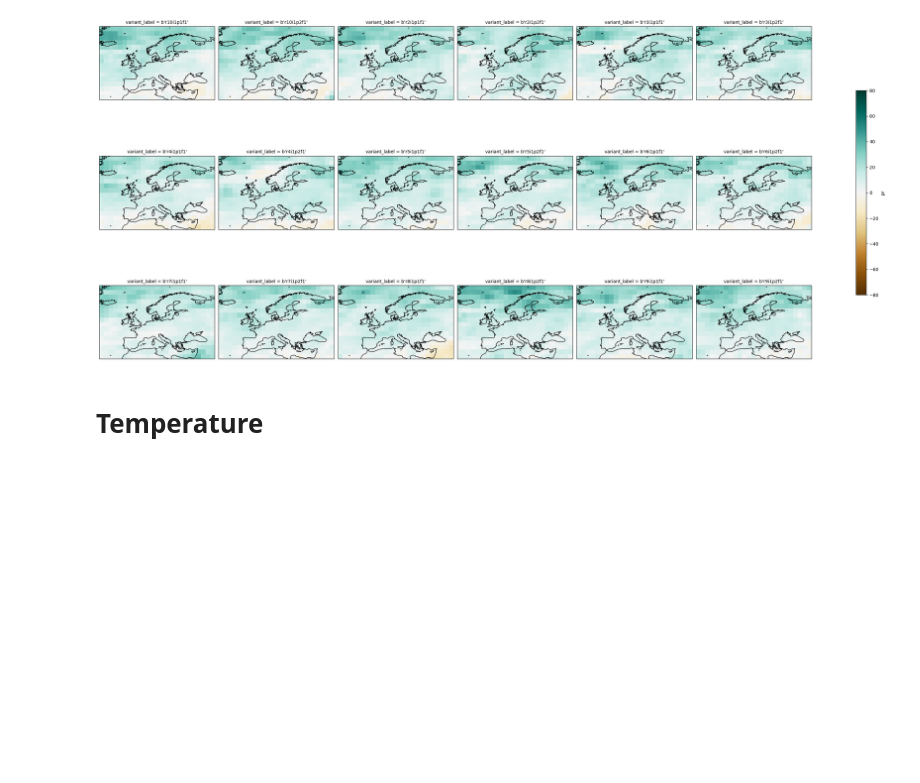
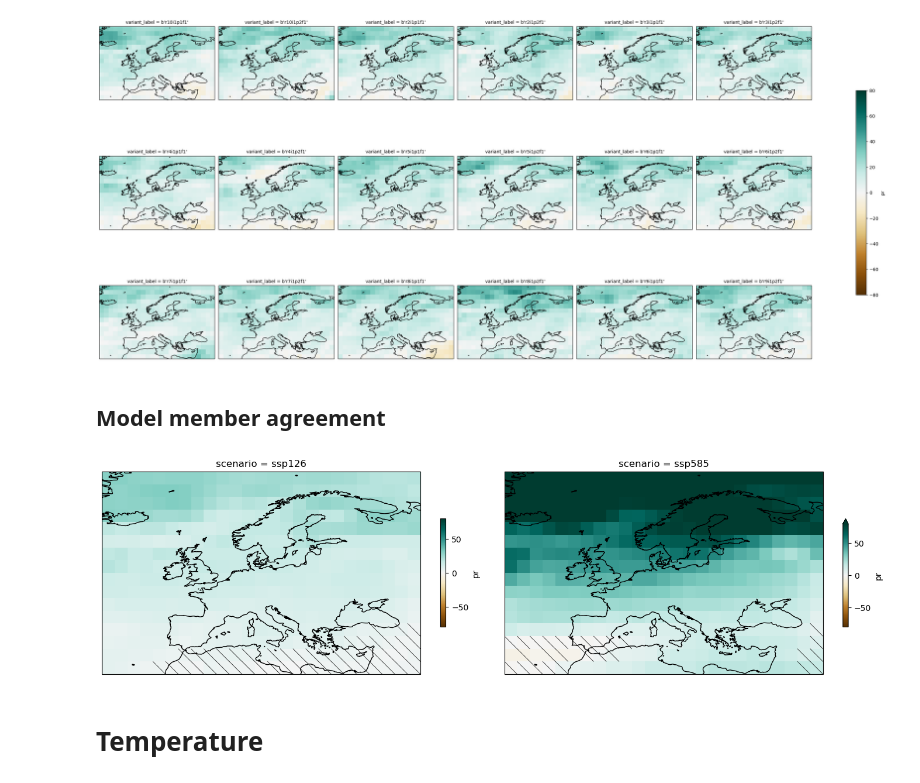
Before and after one commit to zequihg50/esgf-virtual-aggregation, a Jupyter notebook: model_evaluation.ipynb, the cells around one changed output. Drawn from its saved outputs; the diff is of its cells as text; code cells hidden in the pictures; blank space fills up the shorter version.

Commit message:
added model agreement

```diff
--- a/model_evaluation.ipynb
+++ b/model_evaluation.ipynb
@@ -119,6 +119,62 @@ for ax in plot.axs.flatten():
     ax.coastlines()
 # %% [output]
 [figure]
+# %% [markdown]
+## Model member agreement
+# %%
+def model_agreement(da, axis, th = 80):
+    nmembers, nlat, nlon = da.shape
+    mask = np.array([
+        (da[:,i,j] > 0).sum() > int(nmembers * th / 100)
+        if da[:,i,j].mean() > 0
+        else (da[:,i,j] < 0).sum() > int(nmembers * th / 100)
+        for i in range(nlat)
+        for j in range(nlon)]).reshape((nlat,nlon))
+
+    return mask
+
+def hatching(plot, mask, data):
+    rows, cols = mask.shape
+    for i in range(rows):
+        for j in range(cols):
+            lat, lon = data["lat"][i].item(), data["lon"][j].item()
+            if mask[i,j]:
+                plot.axes.plot([lon-1.39,lon+1.39],[lat+1.39,lat-1.39],'-',c="black", linewidth=.5, transform=ccrs.PlateCarree(central_longitude=180))
+# %%
+fig, axes = plt.subplots(1,2,figsize=(14,4),subplot_kw=dict(projection=ccrs.PlateCarree(central_longitude=0)))
+
+ens_mean_ssp126 = delta_rel.sel(scenario="ssp126").mean("variant_label")
+ens_mean_ssp585 = delta_rel.sel(scenario="ssp585").mean("variant_label")
+
+mask_ssp126 = delta.sel(scenario="ssp126").reduce(model_agreement, "variant_label")
+mask_ssp585 = delta.sel(scenario="ssp585").reduce(model_agreement, "variant_label")
+
+plot_ssp126 = ens_mean_ssp126.plot(
+    ax=axes[0],
+    add_colorbar=True,
+    cmap="BrBG",
+    cbar_kwargs={"shrink": .5},
+    vmin=-80, vmax=80,
+    transform=ccrs.PlateCarree(central_longitude=180))
+
+plot_ssp585 = ens_mean_ssp585.plot(
+    ax=axes[1],
+    add_colorbar=True,
+    cmap="BrBG",
+    cbar_kwargs={"shrink": .5},
+    vmin=-80, vmax=80,
+    transform=ccrs.PlateCarree(central_longitude=180))
+
+axes[0].coastlines()
+axes[1].coastlines()
+
+hatching(plot_ssp126, ~mask_ssp126, ens_mean_ssp126)
+hatching(plot_ssp585, ~mask_ssp585, ens_mean_ssp585)
+
+plt.tight_layout()
+plt.savefig("pr-deltas.svg")
+# %% [output]
+[figure, added]
 # %% [markdown]
 # Temperature
 # %% [markdown]
```
Also changed, not shown: parts of 2 cells of this notebook.
